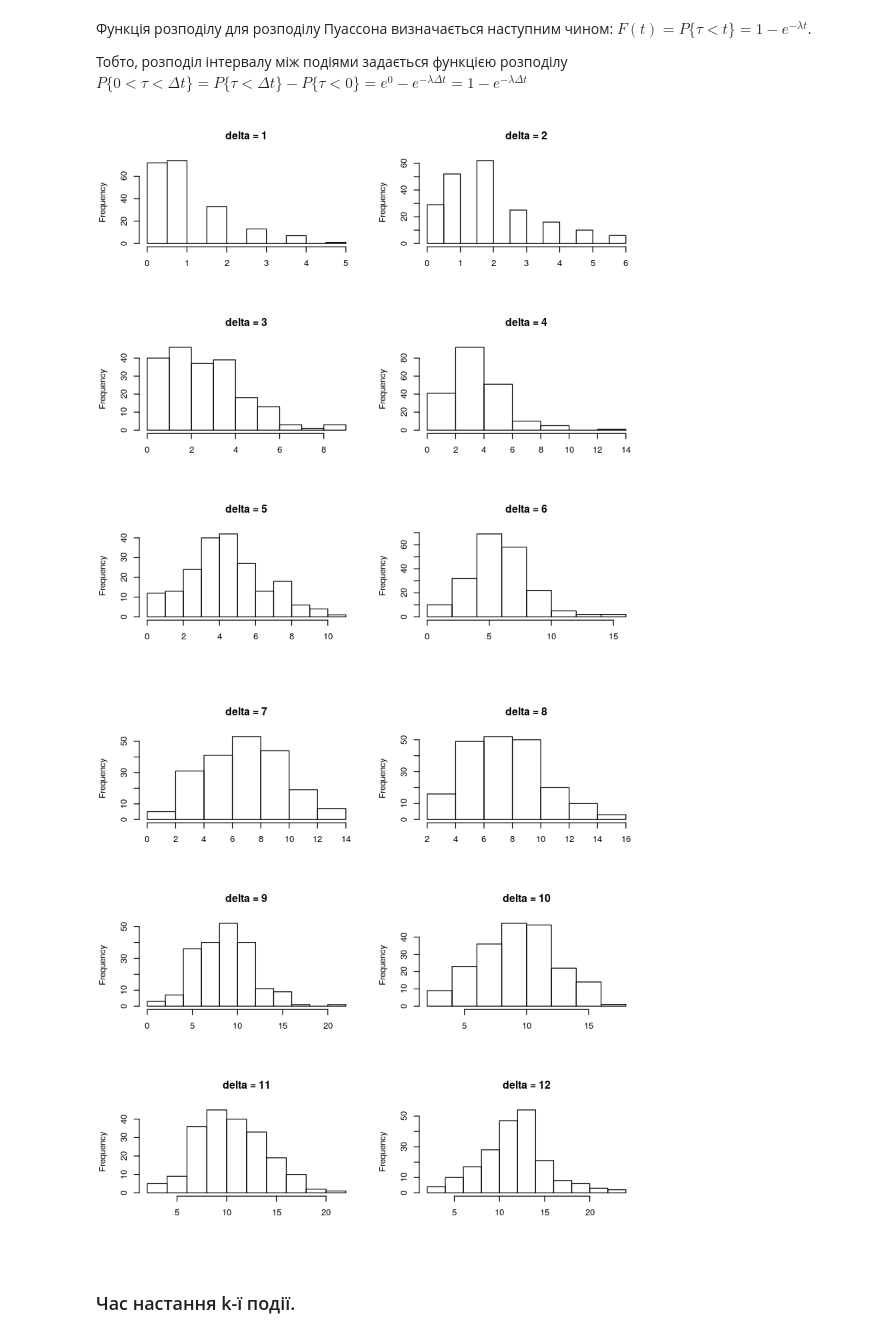
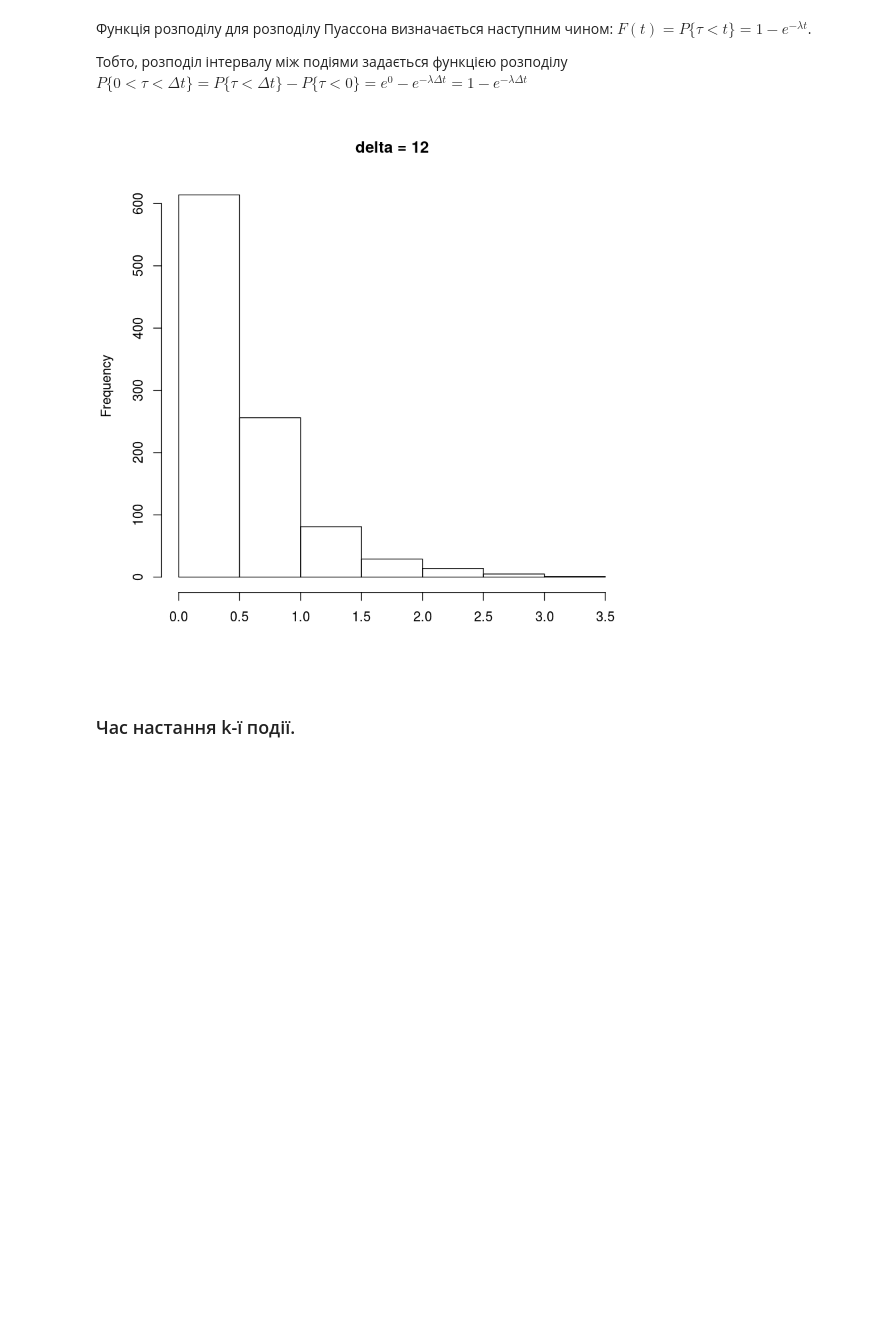
Before and after one commit to vashanin/RandomProcesses, a Jupyter notebook: lab3/RP_Lab3.ipynb, the cells around one changed output. Cells and saved outputs as stored; diff of their text form; code cells hidden in the pictures; blank space fills up the shorter version.

```diff
--- a/lab3/RP_Lab3.ipynb
+++ b/lab3/RP_Lab3.ipynb
@@ -110,15 +112,10 @@ F <- function(delta, lambda) {
     1 - exp(-lambda * delta)
 }
 # %%
-par(mfrow=c(3,2))
-
-for (delta in 1:12) {
-    distribution <- rpois(200, custom_lambda * delta)
-    hist(distribution, main=paste("delta =", delta), xlab=NULL)
-}
+distribution <- rexp(1000, rate=custom_lambda)
+hist(distribution, main=paste("delta =", delta), xlab=NULL)
 # %% [output]
-[figure, old version]
+[figure, new version]
-[figure, removed]
 # %% [markdown]
 ### Час настання k-ї події.
 # %%
```
Also changed, not shown: parts of 7 cells of this notebook, 1 other file.
